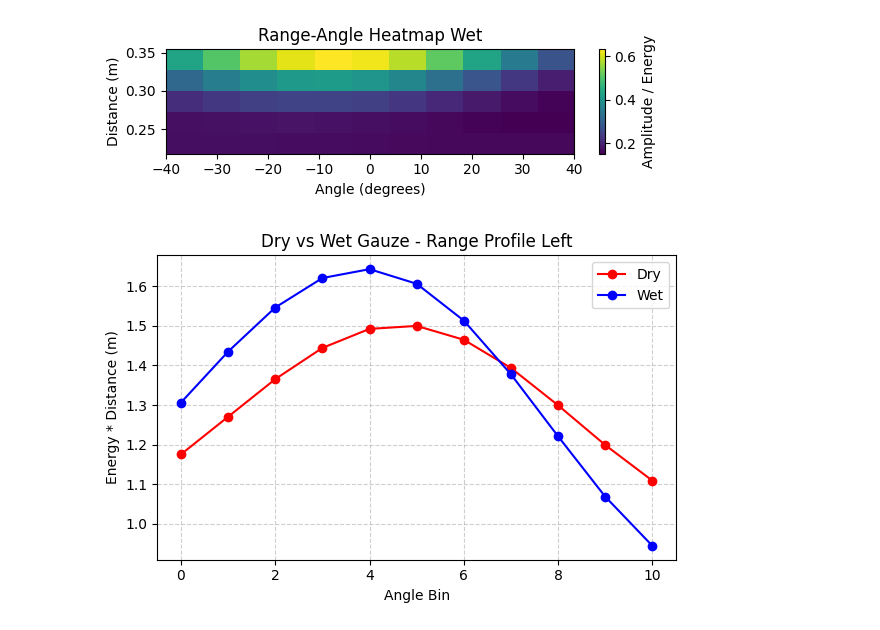
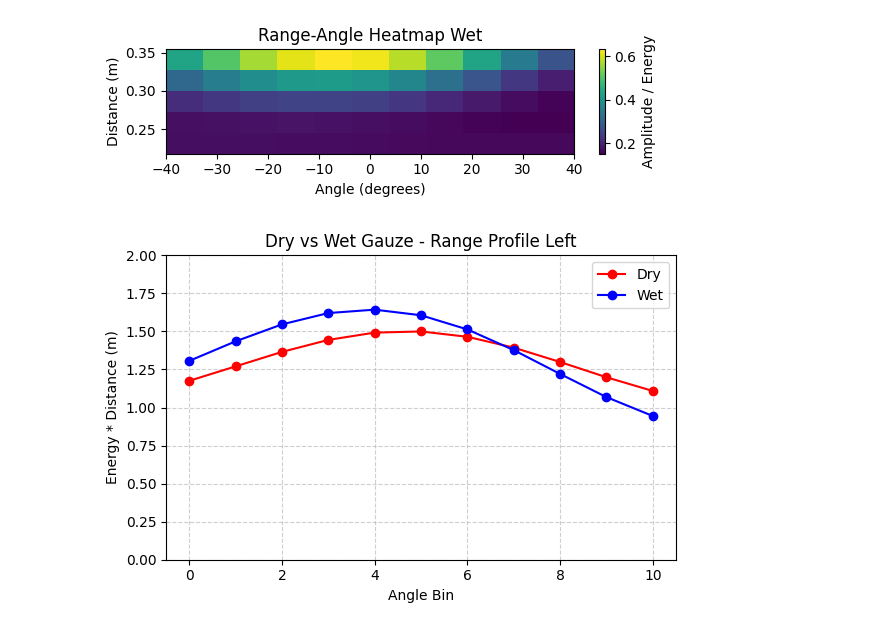
Before and after one commit to mehtho/mmWaveRadarWoundDetection, a Jupyter notebook: notebooks/range_angle_exp.ipynb, the cells around one changed output. Cells and saved outputs as stored; diff of their text form; code cells hidden in the pictures.

```diff
--- a/notebooks/range_angle_exp.ipynb
+++ b/notebooks/range_angle_exp.ipynb
@@ -340,16 +340,17 @@ wet_distance_angle = np.sum(wet_ram_norm_means, axis=0)
 # %%
 # --- Plot ---
 plt.figure(figsize=(6, 4))
 plt.plot(dry_distance_angle, 'r-o', label='Dry')
 plt.plot(wet_distance_angle, 'b-o', label='Wet')
 
 plt.xlabel('Angle Bin')
 plt.ylabel('Energy * Distance (m)')
+plt.ylim(0, 2.0)
 plt.title('Dry vs Wet Gauze - Range Profile Left')
 plt.legend()
 plt.grid(True, linestyle='--', alpha=0.6)
 plt.tight_layout()
 plt.show()
 # %% [output]
-[figure, old version]
+[figure, new version]
 # %%
```
Also changed, not shown: parts of 1 cell of this notebook, 1 other file.
